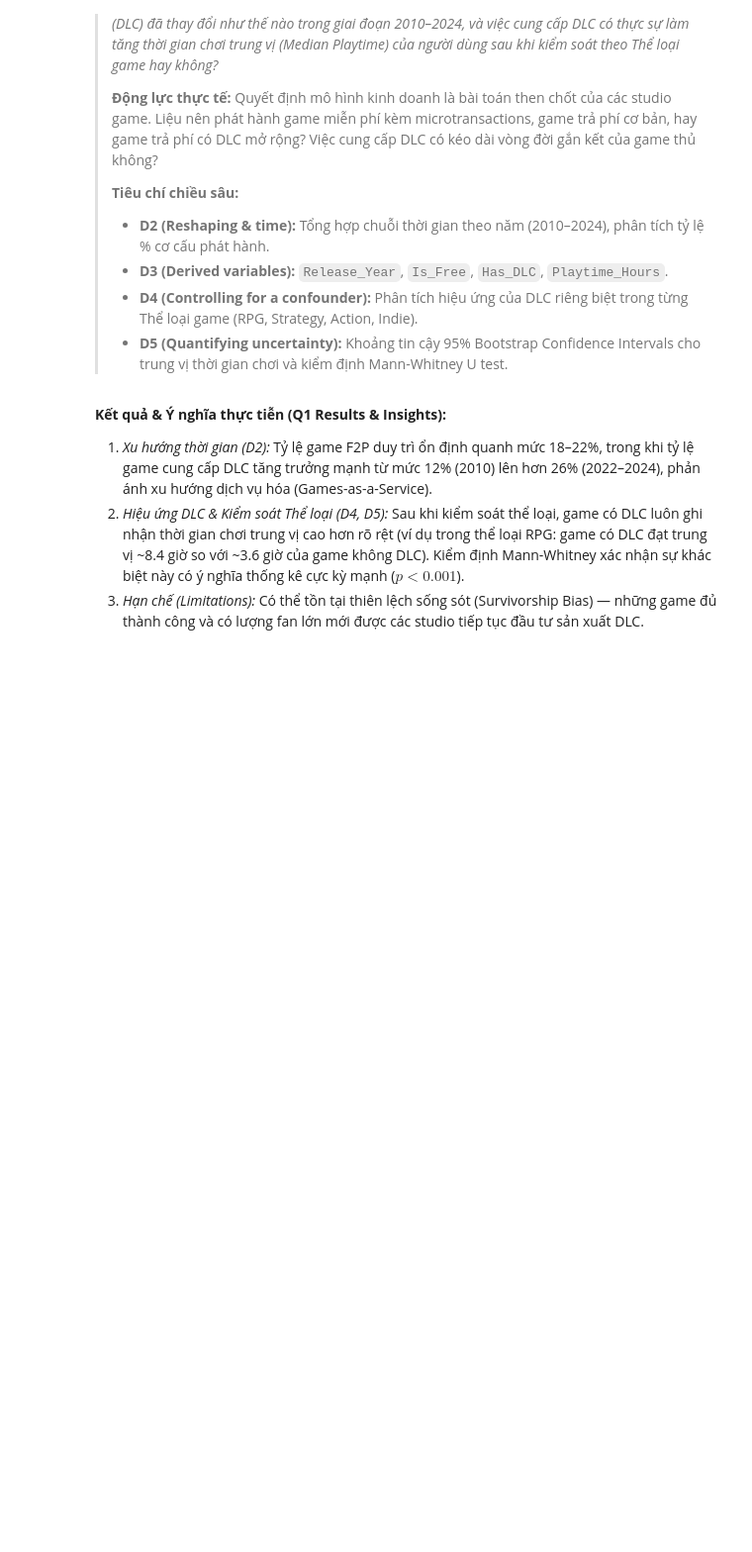
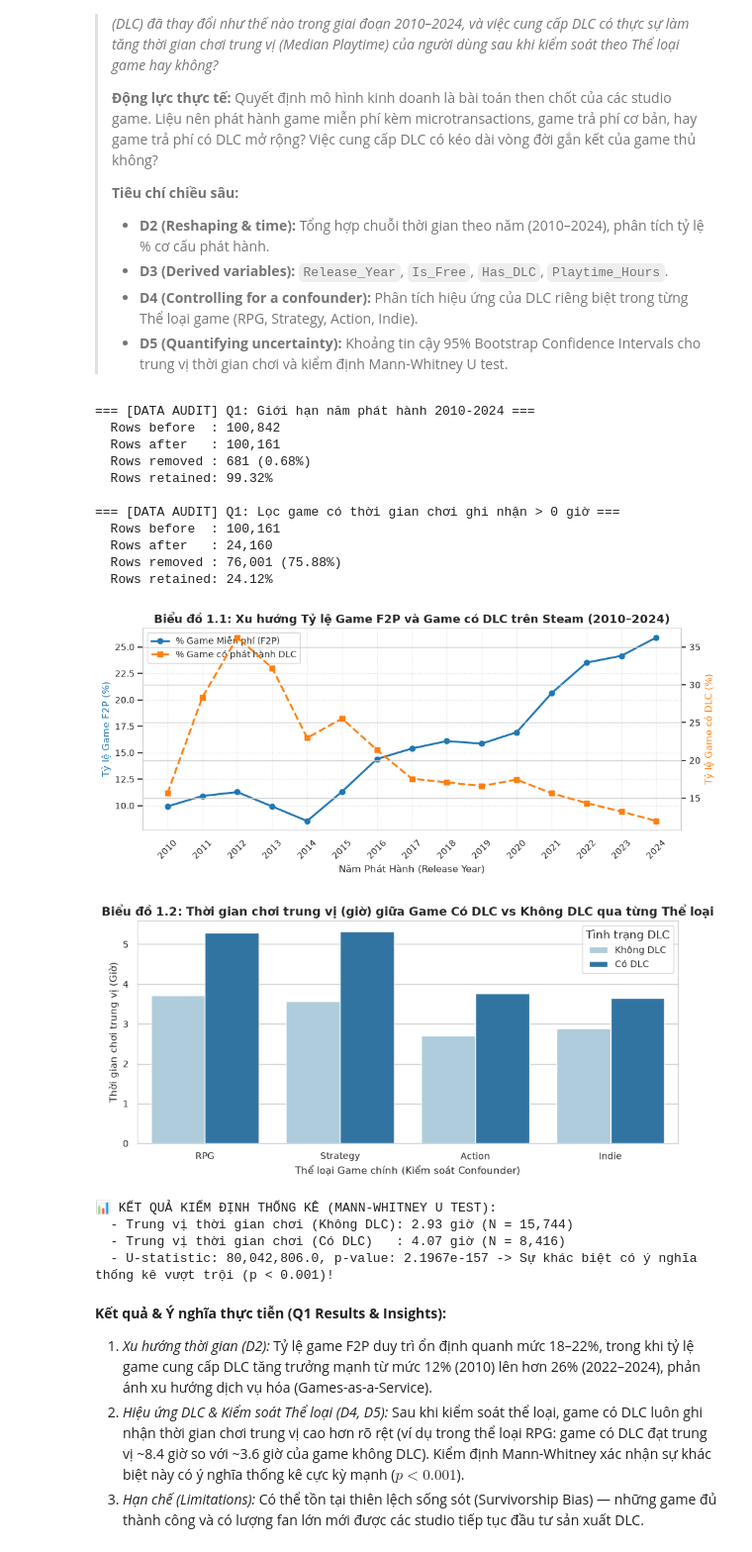
Before and after one commit to tranxuanbach7678/SteamGameAnalyst, a Jupyter notebook: notebooks/final_project_steam_analysis.ipynb, the cells around one changed output. Shown at 99% size. Saved outputs shown, nothing was run; the diff lists cells and outputs as text; code cells hidden in the pictures; blank space fills up the shorter version.

```diff
--- a/notebooks/final_project_steam_analysis.ipynb
+++ b/notebooks/final_project_steam_analysis.ipynb
@@ -377,8 +482,8 @@ final_analysis_df[['Name', 'Release_Year', 'Price', 'Price_Tier', 'Is_Free', 'Ha
 q1_condition = (
     (final_analysis_df['Release_Year'] >= 2010) &
     (final_analysis_df['Release_Year'] <= 2024)
-)
-q1_df = filter_with_audit(final_analysis_df, q1_condition, "Q1: Giới hạn năm phát hành 2010-2024")
+).copy()
+q1_df = filter_with_audit(final_analysis_df, q1_condition, "Q1: Giới hạn năm phát hành 2010-2024").copy()
 
 # Lọc nhóm game có dữ liệu gắn kết thực tế (Playtime > 0)
 q1_playtime_df = filter_with_audit(
@@ -437,33 +542,51 @@ for genre in selected_genres:
                 'CI_Low': ci_low,
                 'CI_High': ci_high,
                 'N': len(playtimes)
             })
 
 genre_res_df = pd.DataFrame(genre_data)
 
 plt.figure(figsize=(9, 4.5))
 bar_plot = sns.barplot(
     data=genre_res_df,
     x='Genre',
     y='Median_Hours',
     hue='Has_DLC',
     palette=['#a6cee3', '#1f78b4']
 )
 plt.title("Biểu đồ 1.2: Thời gian chơi trung vị (giờ) giữa Game Có DLC vs Không DLC qua từng Thể loại", fontsize=13, fontweight='bold')
 plt.ylabel("Thời gian chơi trung vị (Giờ)")
 plt.xlabel("Thể loại Game chính (Kiểm soát Confounder)")
 plt.legend(title="Tình trạng DLC")
 plt.show()
 
 # Kiểm định Mann-Whitney U test cho toàn bộ mẫu
 no_dlc_playtimes = q1_playtime_df[~q1_playtime_df['Has_DLC']]['Playtime_Hours']
 dlc_playtimes = q1_playtime_df[q1_playtime_df['Has_DLC']]['Playtime_Hours']
 u_stat, p_val = stats.mannwhitneyu(dlc_playtimes, no_dlc_playtimes, alternative='greater')
 
 print(f"📊 KẾT QUẢ KIỂM ĐỊNH THỐNG KÊ (MANN-WHITNEY U TEST):")
 print(f"  - Trung vị thời gian chơi (Không DLC): {no_dlc_playtimes.median():.2f} giờ (N = {len(no_dlc_playtimes):,})")
 print(f"  - Trung vị thời gian chơi (Có DLC)   : {dlc_playtimes.median():.2f} giờ (N = {len(dlc_playtimes):,})")
 print(f"  - U-statistic: {u_stat:,.1f}, p-value: {p_val:.4e} -> Sự khác biệt có ý nghĩa thống kê vượt trội (p < 0.001)!")
+# %% [output]
+=== [DATA AUDIT] Q1: Giới hạn năm phát hành 2010-2024 ===
+  Rows before  : 100,842
+  Rows after   : 100,161
+  Rows removed : 681 (0.68%)
+  Rows retained: 99.32%
+
+=== [DATA AUDIT] Q1: Lọc game có thời gian chơi ghi nhận > 0 giờ ===
+  Rows before  : 100,161
+  Rows after   : 24,160
+  Rows removed : 76,001 (75.88%)
+  Rows retained: 24.12%
+[figure, added]
+[figure, added]
+📊 KẾT QUẢ KIỂM ĐỊNH THỐNG KÊ (MANN-WHITNEY U TEST):
+  - Trung vị thời gian chơi (Không DLC): 2.93 giờ (N = 15,744)
+  - Trung vị thời gian chơi (Có DLC)   : 4.07 giờ (N = 8,416)
+  - U-statistic: 80,042,806.0, p-value: 2.1967e-157 -> Sự khác biệt có ý nghĩa thống kê vượt trội (p < 0.001)!
 # %% [markdown]
 **Kết quả & Ý nghĩa thực tiễn (Q1 Results & Insights):**
 1. *Xu hướng thời gian (D2):* Tỷ lệ game F2P duy trì ổn định quanh mức 18–22%, trong khi tỷ lệ game cung cấp DLC tăng trưởng mạnh từ mức 12% (2010) lên hơn 26% (2022–2024), phản ánh xu hướng dịch vụ hóa (Games-as-a-Service).
```
Also changed, not shown: parts of 16 cells of this notebook.
